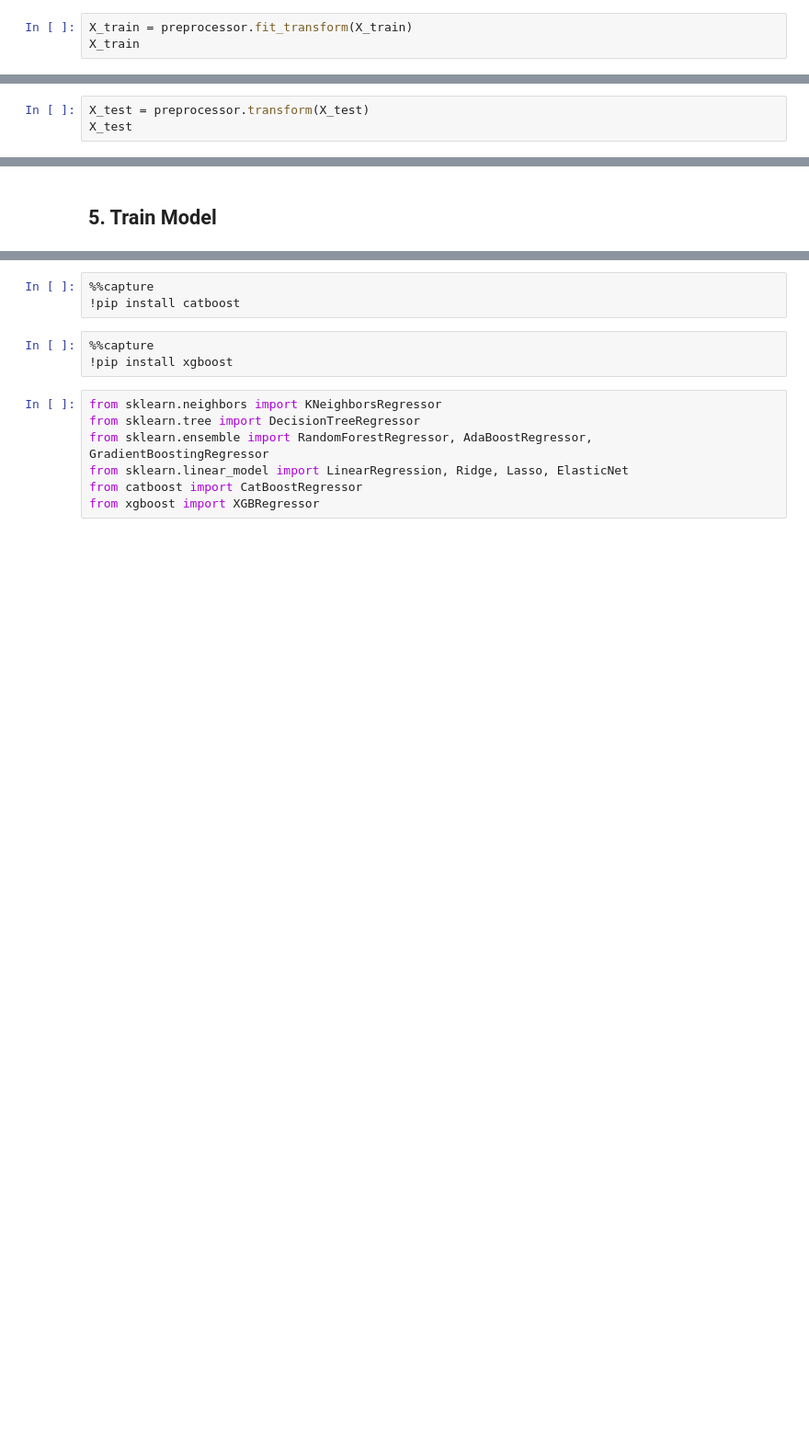
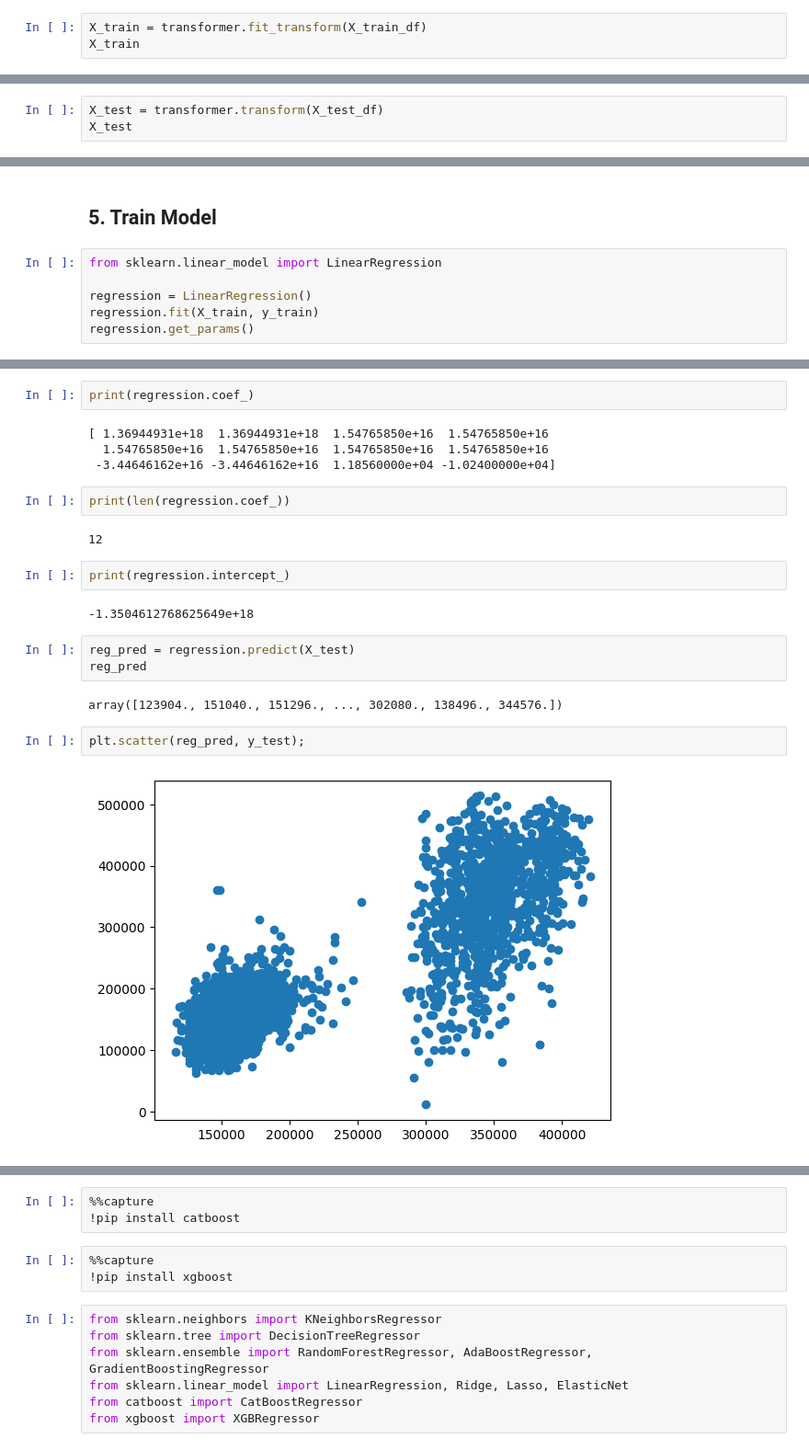
Before and after one commit to awolseid/LR_Project, a Jupyter notebook: notebooks/LR4WomenWealthIndex.ipynb, the cells around one changed output, grey strips where cells are left out. Shown: that part at 92% size. Drawn from its saved outputs; the diff is of its cells as text; blank space fills up the shorter version.

```diff
--- a/notebooks/LR4WomenWealthIndex.ipynb
+++ b/notebooks/LR4WomenWealthIndex.ipynb
@@ -246,5 +406,5 @@ preprocessor = ColumnTransformer([
 # %%
-X_train = preprocessor.fit_transform(X_train)
+X_train = transformer.fit_transform(X_train_df)
 X_train
 # %% [output]
 array([[ 0.        ,  1.        ,  0.        , ...,  1.        ,
@@ -265,7 +425,7 @@ X_train.shape
 # %% [output]
 (12546, 12)
 # %%
-X_test = preprocessor.transform(X_test)
+X_test = transformer.transform(X_test_df)
 X_test
 # %% [output]
 array([[ 1.        ,  0.        ,  0.        , ...,  0.        ,
@@ -284,2 +448,8 @@ array([[ 1.        ,  0.        ,  0.        , ...,  0.        ,
 # %% [markdown]
 ## 5. Train Model
+# %%
+from sklearn.linear_model import LinearRegression
+
+regression = LinearRegression()
+regression.fit(X_train, y_train)
+regression.get_params()
@@ -285,0 +463,23 @@ array([[ 1.        ,  0.        ,  0.        , ...,  0.        ,
+# %%
+print(regression.coef_)
+# %% [output]
+[ 1.36944931e+18  1.36944931e+18  1.54765850e+16  1.54765850e+16
+  1.54765850e+16  1.54765850e+16  1.54765850e+16  1.54765850e+16
+ -3.44646162e+16 -3.44646162e+16  1.18560000e+04 -1.02400000e+04]
+# %%
+print(len(regression.coef_))
+# %% [output]
+12
+# %%
+print(regression.intercept_)
+# %% [output]
+-1.3504612768625649e+18
+# %%
+reg_pred = regression.predict(X_test)
+reg_pred
+# %% [output]
+array([123904., 151040., 151296., ..., 302080., 138496., 344576.])
+# %%
+plt.scatter(reg_pred, y_test);
+# %% [output]
+[figure, added]
```
Also changed, not shown: parts of 66 cells of this notebook, 47 other files.
